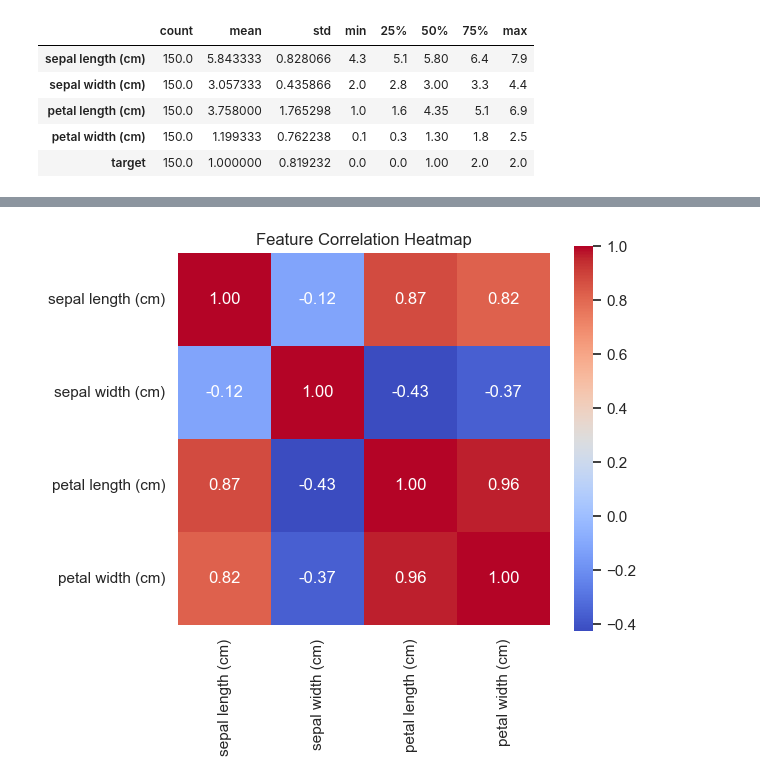
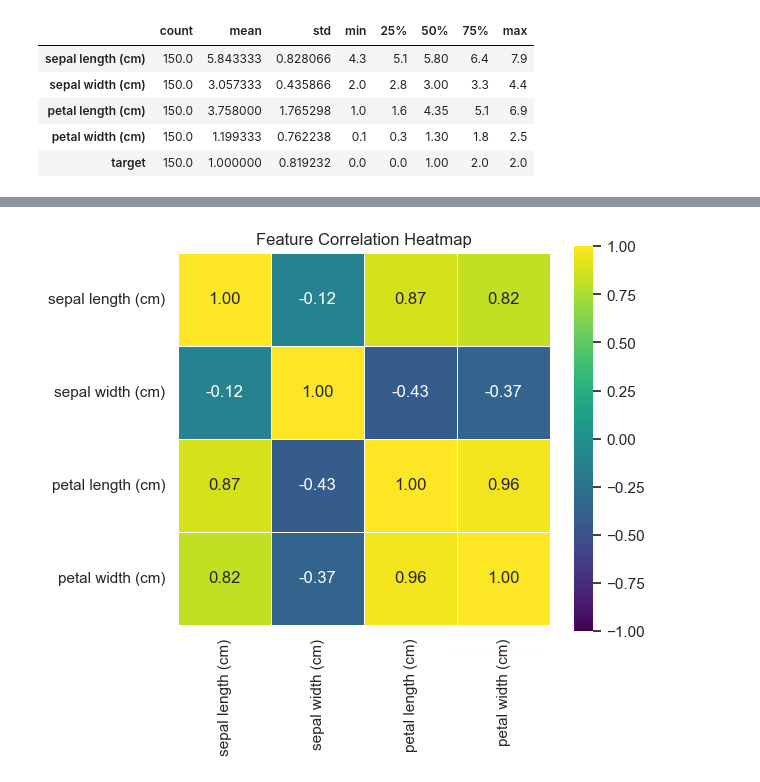
Before and after one commit to kumarsid-1/ML-AI-Sercrity-Project, a Jupyter notebook: notebooks/iris_eda.ipynb, the cells around one changed output, grey strips where cells are left out. Saved outputs shown, nothing was run; the diff lists cells and outputs as text; code cells hidden in the pictures.

```diff
--- a/notebooks/iris_eda.ipynb
+++ b/notebooks/iris_eda.ipynb
@@ -130,16 +141,23 @@ plt.show()
 # %%
+# Heatmap for feature correlation
 corr = df[num_features].corr()
-
 plt.figure(figsize=(6, 5))
 sns.heatmap(
     corr,
     annot=True,
     fmt=".2f",
-    cmap="coolwarm",
+    cmap="viridis",
+    linewidths=0.5,
+    vmin=-1,
+    vmax=1,
+    center=0,
+    cbar=True,
     square=True,
 )
+
+
 plt.title("Feature Correlation Heatmap")
 plt.show()
 # %% [output]
-[figure, old version]
+[figure, new version]
 # %%
```
Also changed, not shown: parts of 9 cells of this notebook, 21 other files.
